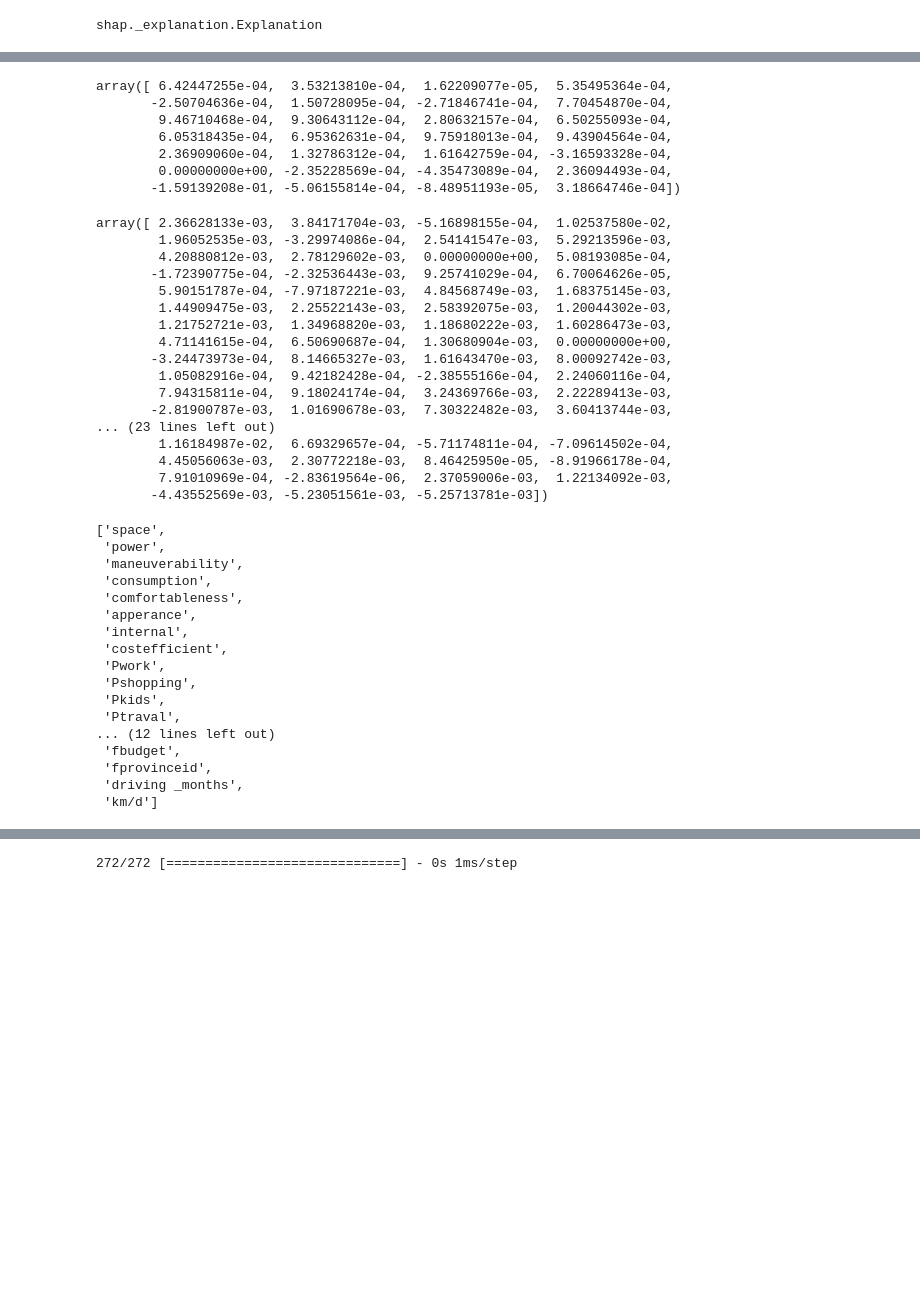
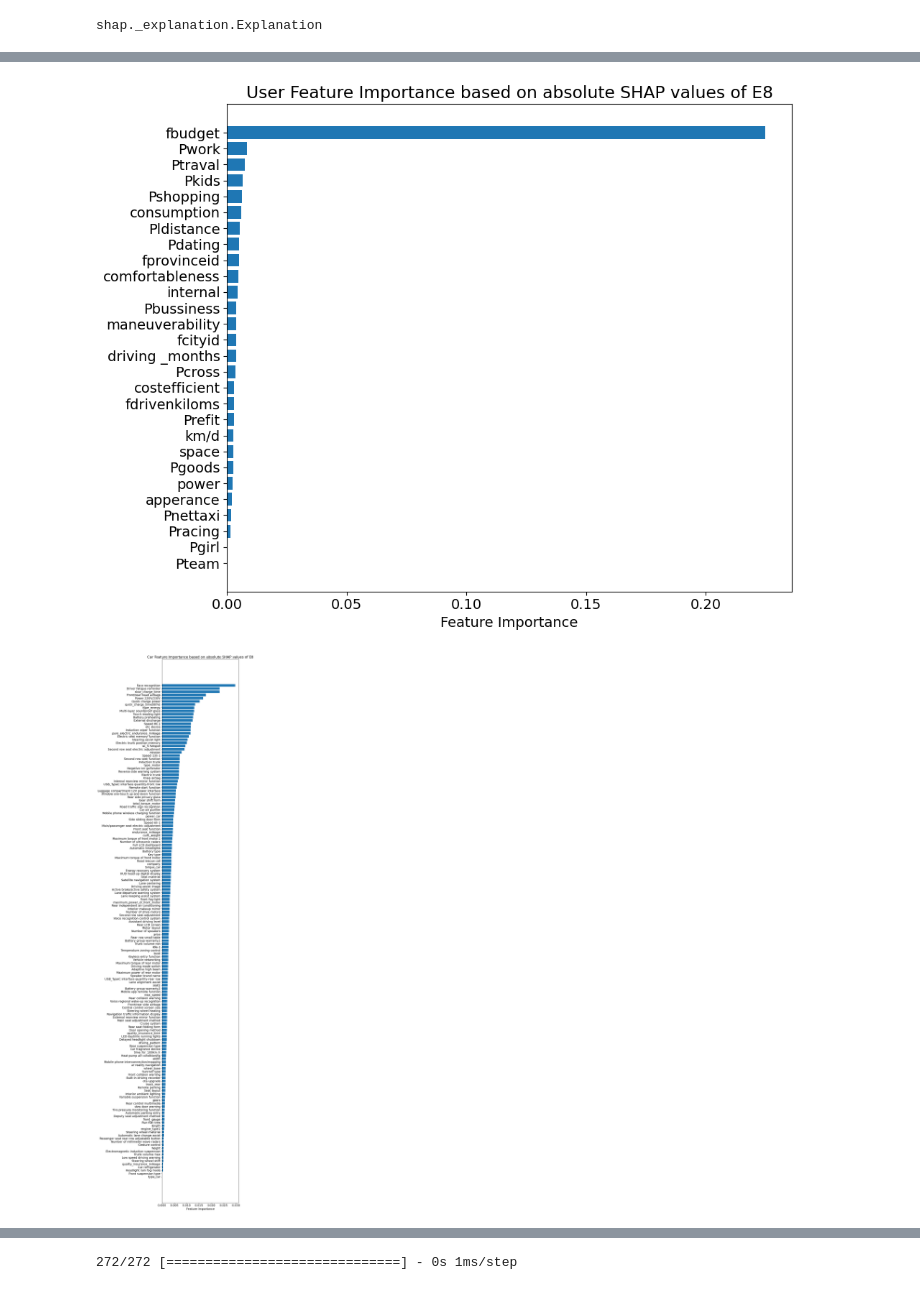
Before and after one commit to JasonDepblu/potential-spork, a Jupyter notebook: e8_of_content_based_filtering_explainer.ipynb, the cells around one changed output, grey strips where cells are left out. Cells and saved outputs as stored; diff of their text form; code cells hidden in the pictures; blank space fills up the shorter version.

```diff
--- a/e8_of_content_based_filtering_explainer.ipynb
+++ b/e8_of_content_based_filtering_explainer.ipynb
@@ -1397,57 +1353,34 @@ array([[ 4.62059033e-05, -2.51737307e-03, -7.96247274e-04, ...,
+# %%
+# 计算SHAP值的平均
+meanab_shap_user_e8 = np.abs(shap_values_e8[0][0].values).mean(axis=0)
+meanab_shap_car_e8 = np.abs(shap_values_e8[0][1].values).mean(axis=0)
+# %%
+# 绘制用户特征重要性
+plt.figure(figsize=(10, 8))
+sorted_idx_user = meanab_shap_user_e8.argsort()
+plt.barh(range(new_user_scal.shape[1]), meanab_shap_user_e8[sorted_idx_user])
+plt.yticks(range(new_user_scal.shape[1]), [dsc_up_pre_features[i] for i in sorted_idx_user])
+plt.xlabel('Feature Importance')
+plt.title('User Feature Importance based on absolute SHAP values of E8')
+plt.tight_layout()
+plt.show()
+
+# 绘制汽车特征重要性
+plt.figure(figsize=(10,38))
+sorted_idx_car = meanab_shap_car_e8.argsort()
+plt.barh(range(new_car_scal.shape[1]), meanab_shap_car_e8[sorted_idx_car])
+plt.yticks(range(new_car_scal.shape[1]), [car_dict_pre_features[i] for i in sorted_idx_car])
+plt.xlabel('Feature Importance')
+plt.title('Car Feature Importance based on absolute SHAP values of E8')
+plt.tight_layout()
+plt.show()
+# %% [output]
+[figure, added]
+[figure, added]
 # %%
 # 计算SHAP值的平均
 mean_shap_user_e8 = shap_values_e8[0][0].mean(axis=0)
 mean_shap_car_e8 = shap_values_e8[0][1].mean(axis=0)
-# %%
-mean_shap_user_e8.values
-# %% [output]
-array([ 6.42447255e-04,  3.53213810e-04,  1.62209077e-05,  5.35495364e-04,
-       -2.50704636e-04,  1.50728095e-04, -2.71846741e-04,  7.70454870e-04,
-        9.46710468e-04,  9.30643112e-04,  2.80632157e-04,  6.50255093e-04,
-        6.05318435e-04,  6.95362631e-04,  9.75918013e-04,  9.43904564e-04,
-        2.36909060e-04,  1.32786312e-04,  1.61642759e-04, -3.16593328e-04,
-        0.00000000e+00, -2.35228569e-04, -4.35473089e-04,  2.36094493e-04,
-       -1.59139208e-01, -5.06155814e-04, -8.48951193e-05,  3.18664746e-04])
-# %%
-mean_shap_car_e8.values
-# %% [output]
-array([ 2.36628133e-03,  3.84171704e-03, -5.16898155e-04,  1.02537580e-02,
-        1.96052535e-03, -3.29974086e-04,  2.54141547e-03,  5.29213596e-03,
-        4.20880812e-03,  2.78129602e-03,  0.00000000e+00,  5.08193085e-04,
-       -1.72390775e-04, -2.32536443e-03,  9.25741029e-04,  6.70064626e-05,
-        5.90151787e-04, -7.97187221e-03,  4.84568749e-03,  1.68375145e-03,
-        1.44909475e-03,  2.25522143e-03,  2.58392075e-03,  1.20044302e-03,
-        1.21752721e-03,  1.34968820e-03,  1.18680222e-03,  1.60286473e-03,
-        4.71141615e-04,  6.50690687e-04,  1.30680904e-03,  0.00000000e+00,
-       -3.24473973e-04,  8.14665327e-03,  1.61643470e-03,  8.00092742e-03,
-        1.05082916e-04,  9.42182428e-04, -2.38555166e-04,  2.24060116e-04,
-        7.94315811e-04,  9.18024174e-04,  3.24369766e-03,  2.22289413e-03,
-       -2.81900787e-03,  1.01690678e-03,  7.30322482e-03,  3.60413744e-03,
-... (23 lines left out)
-        1.16184987e-02,  6.69329657e-04, -5.71174811e-04, -7.09614502e-04,
-        4.45056063e-03,  2.30772218e-03,  8.46425950e-05, -8.91966178e-04,
-        7.91010969e-04, -2.83619564e-06,  2.37059006e-03,  1.22134092e-03,
-       -4.43552569e-03, -5.23051561e-03, -5.25713781e-03])
-# %%
-dsc_up_pre_features
-# %% [output]
-['space',
- 'power',
- 'maneuverability',
- 'consumption',
- 'comfortableness',
- 'apperance',
- 'internal',
- 'costefficient',
- 'Pwork',
- 'Pshopping',
- 'Pkids',
- 'Ptraval',
-... (12 lines left out)
- 'fbudget',
- 'fprovinceid',
- 'driving _months',
- 'km/d']
 # %%
 # 绘制用户特征重要性
 plt.figure(figsize=(10, 8))
```
Also changed, not shown: parts of 33 cells of this notebook.
